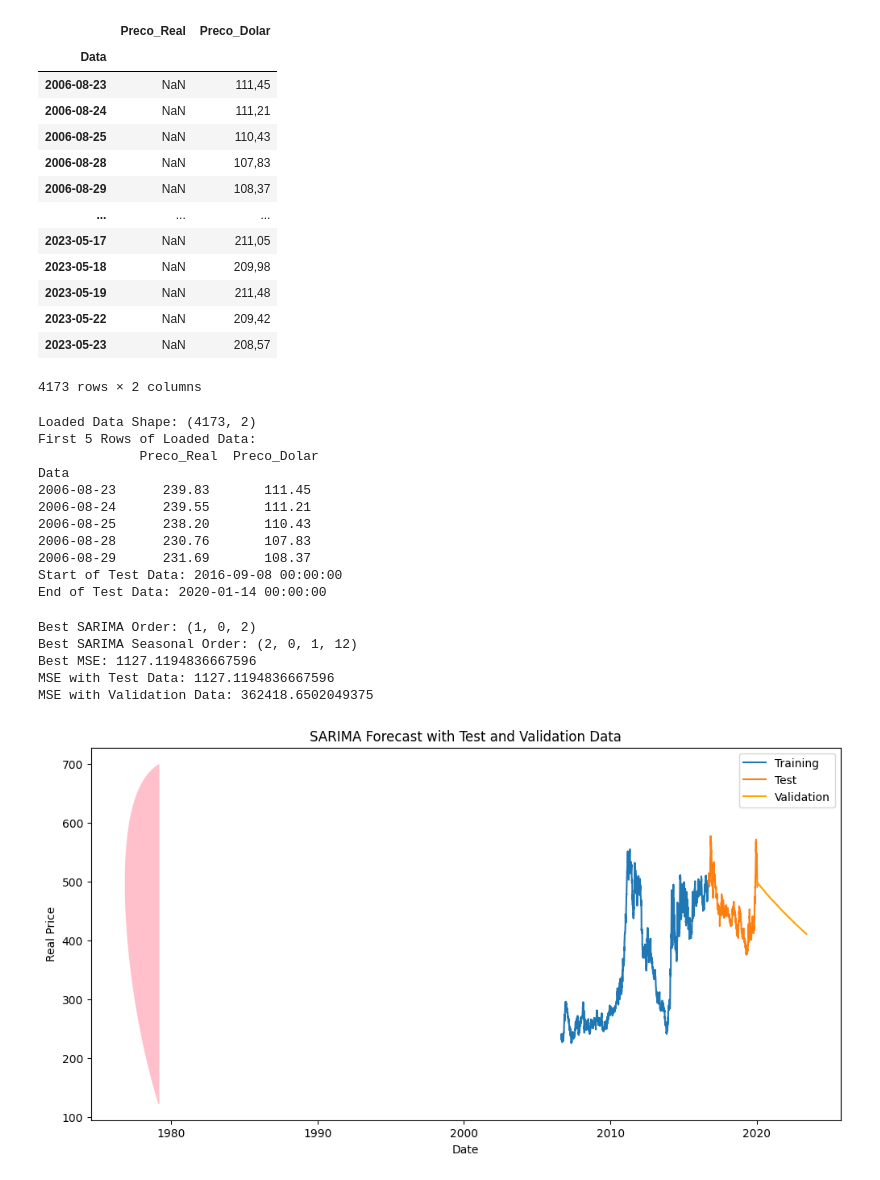
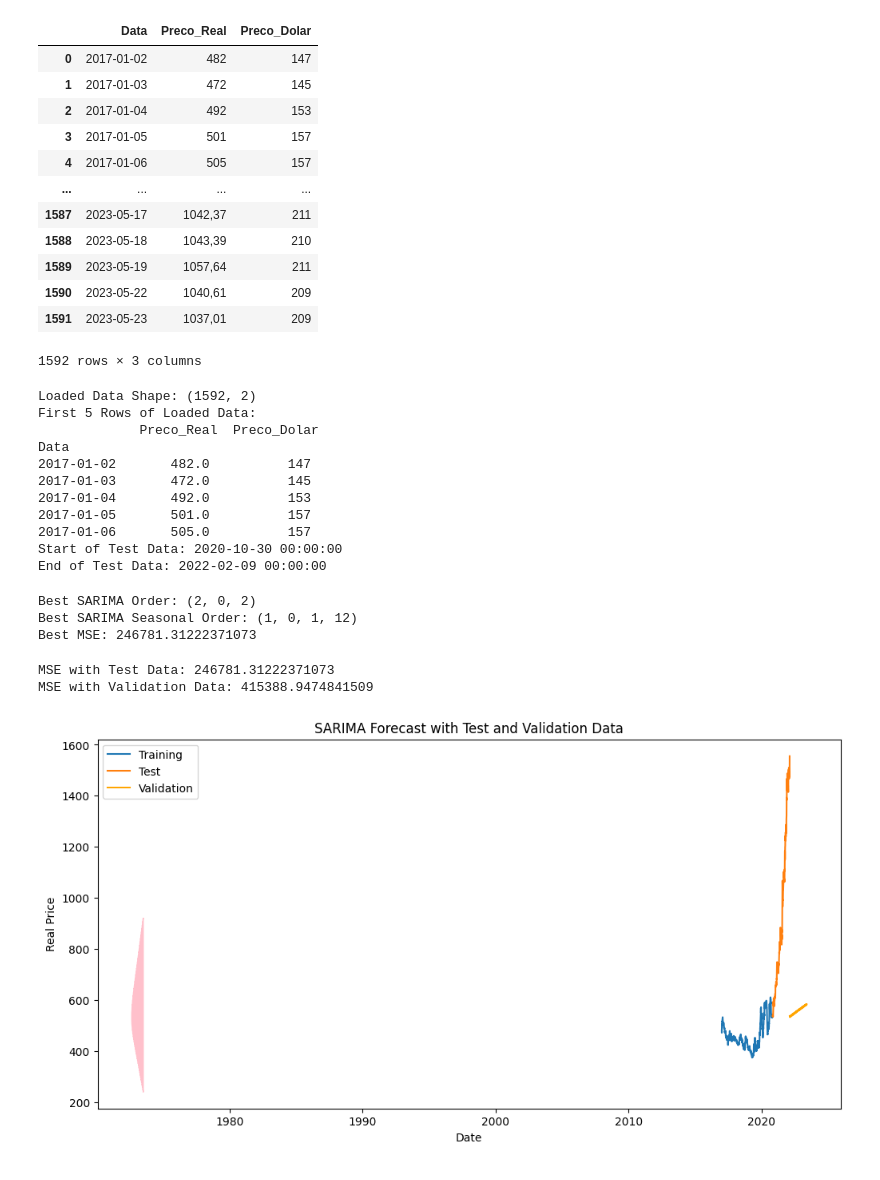
Before and after one commit to M1LENAFAR1A/Previsao_Diferenca_Pontos_Cafe, a Jupyter notebook: limpez_a.ipynb, the cells around one changed output. Drawn from its saved outputs; the diff is of its cells as text; code cells hidden in the pictures.

```diff
--- a/limpez_a.ipynb
+++ b/limpez_a.ipynb
@@ -1,7 +1,7 @@
 # %%
 import pandas as pd
 
-base_a = pd.read_csv('C:/Users/milen/OneDrive/Documentos/TCC/Bases/preco_cafe_v2.csv')
+base_a = pd.read_csv('C:/Users/milen/OneDrive/Documentos/TCC/Bases/price.csv')
 # Ler a base "b"
 base_b = pd.read_csv('C:/Users/milen/OneDrive/Documentos/TCC/Bases/clima_patrocinio_preprocessada.csv')
 # Ler a base "c" sem a especificação do delimitador
@@ -9,26 +9,27 @@ base_c = pd.read_csv('C:/Users/milen/OneDrive/Documentos/TCC/Bases/ibovespa_prep
 # %%
 base_a
 # %% [output]
-|  | Preco_Real | Preco_Dolar |
-| Data |  |  |
-| 2006-08-23 | NaN | 111,45 |
-| 2006-08-24 | NaN | 111,21 |
-| 2006-08-25 | NaN | 110,43 |
-| 2006-08-28 | NaN | 107,83 |
-| 2006-08-29 | NaN | 108,37 |
-| ... | ... | ... |
-| 2023-05-17 | NaN | 211,05 |
-| 2023-05-18 | NaN | 209,98 |
-| 2023-05-19 | NaN | 211,48 |
-| 2023-05-22 | NaN | 209,42 |
-| 2023-05-23 | NaN | 208,57 |
+|  | Data | Preco_Real | Preco_Dolar |
+| 0 | 2017-01-02 | 482 | 147 |
+| 1 | 2017-01-03 | 472 | 145 |
+| 2 | 2017-01-04 | 492 | 153 |
+| 3 | 2017-01-05 | 501 | 157 |
+| 4 | 2017-01-06 | 505 | 157 |
+| ... | ... | ... | ... |
+| 1587 | 2023-05-17 | 1042,37 | 211 |
+| 1588 | 2023-05-18 | 1043,39 | 210 |
+| 1589 | 2023-05-19 | 1057,64 | 211 |
+| 1590 | 2023-05-22 | 1040,61 | 209 |
+| 1591 | 2023-05-23 | 1037,01 | 209 |
-4173 rows × 2 columns
+1592 rows × 3 columns
 # %%
 import pandas as pd
 import numpy as np
 import matplotlib.pyplot as plt
 from statsmodels.tsa.statespace.sarimax import SARIMAX
 from sklearn.metrics import mean_squared_error
+import itertools
+
 
 # Load your data and prepare it as shown earlier
 # Load your data (replace 'base_a' with your data)
@@ -36,7 +37,7 @@ data = base_a.copy()  # Copy the DataFrame to avoid modifying the original data
 data['Data'] = pd.to_datetime(data['Data'])
 data.set_index('Data', inplace=True)
 data['Preco_Real'] = data['Preco_Real'].str.replace(',', '.', regex=True).astype(float)
-data['Preco_Dolar'] = data['Preco_Dolar'].str.replace(',', '.', regex=True).astype(float)
+#data['Preco_Dolar'] = data['Preco_Dolar'].str.replace(',', '.', regex=True).astype(float)
 
 # After loading the data
 print("Loaded Data Shape:", data.shape)
@@ -112,47 +113,47 @@ forecast = results.get_forecast(steps=len(test_data))
 predicted = forecast.predicted_mean
 
 # Calculate the MSE with test data
 mse = mean_squared_error(test_data['Preco_Real'], predicted)
 print("MSE with Test Data:", mse)
 
 # Make predictions with the validation data
 forecast_val = results.get_forecast(steps=len(val_data))
 predicted_val = forecast_val.predicted_mean
 
 # Calculate the MSE with validation data
 mse_val = mean_squared_error(val_data['Preco_Real'], predicted_val)
 print("MSE with Validation Data:", mse_val)
 
 # Plot the predictions with test and validation data
 forecast_ci = forecast.conf_int()
 plt.figure(figsize=(12, 6))
 plt.plot(train_data['Preco_Real'], label='Training')
 plt.plot(test_data['Preco_Real'], label='Test')
 plt.plot(val_data.index, predicted_val, label='Validation', color='orange')
 plt.fill_between(forecast_ci.index, forecast_ci.iloc[:, 0], forecast_ci.iloc[:, 1], color='pink')
 plt.title('SARIMA Forecast with Test and Validation Data')
 plt.xlabel('Date')
 plt.ylabel('Real Price')
 plt.legend()
 plt.show()
 # %% [output]
-Loaded Data Shape: (4173, 2)
+Loaded Data Shape: (1592, 2)
 First 5 Rows of Loaded Data:
              Preco_Real  Preco_Dolar
 Data
-2006-08-23      239.83       111.45
-2006-08-24      239.55       111.21
-2006-08-25      238.20       110.43
-2006-08-28      230.76       107.83
-2006-08-29      231.69       108.37
-Start of Test Data: 2016-09-08 00:00:00
-End of Test Data: 2020-01-14 00:00:00
+2017-01-02       482.0          147
+2017-01-03       472.0          145
+2017-01-04       492.0          153
+2017-01-05       501.0          157
+2017-01-06       505.0          157
+Start of Test Data: 2020-10-30 00:00:00
+End of Test Data: 2022-02-09 00:00:00
-Best SARIMA Order: (1, 0, 2)
-Best SARIMA Seasonal Order: (2, 0, 1, 12)
-Best MSE: 1127.1194836667596
-MSE with Test Data: 1127.1194836667596
-MSE with Validation Data: 362418.6502049375
+Best SARIMA Order: (2, 0, 2)
+Best SARIMA Seasonal Order: (1, 0, 1, 12)
+Best MSE: 246781.31222371073
+MSE with Test Data: 246781.31222371073
+MSE with Validation Data: 415388.9474841509
-[figure, old version]
+[figure, new version]
 # %%
 import pandas as pd
 import numpy as np
```
Also changed, not shown: parts of 1 cell of this notebook, 1 other file.
